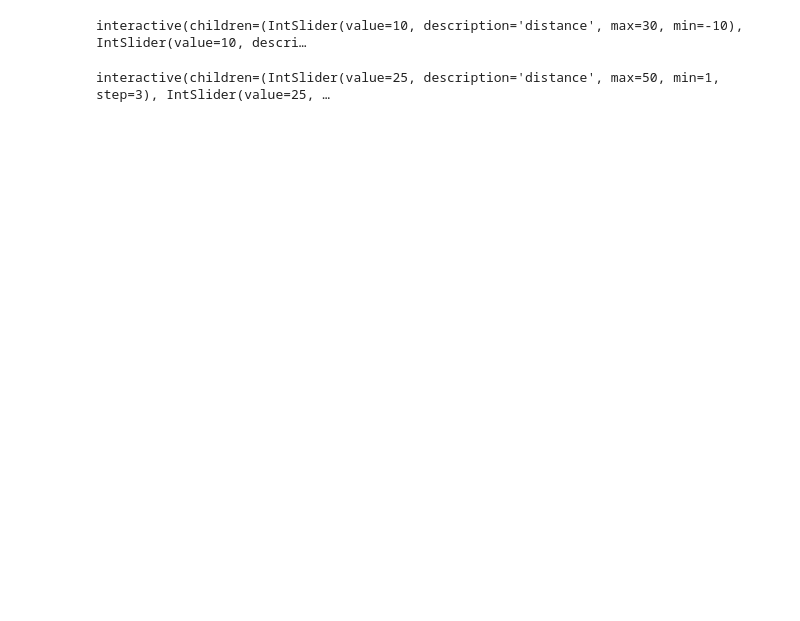
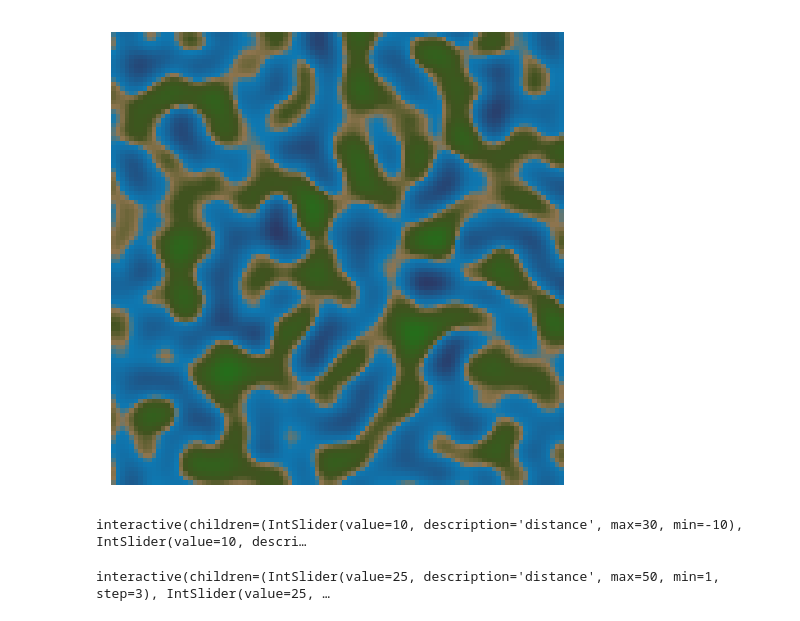
Before and after one commit to Lerqiu/AI4Games-project, a Jupyter notebook: notebook.ipynb, the cells around one changed output. Cells and saved outputs as stored; diff of their text form; code cells hidden in the pictures; blank space fills up the shorter version.

Commit message:
Adding WeightSum

```diff
--- a/notebook.ipynb
+++ b/notebook.ipynb
@@ -13,3 +13,9 @@ Heatmap(perlin(5, 20), perlin(10, 20), perlin(15, 20), cmap=colors(["darkorange"
+# %%
+#Noises combination
+weights = [0.2,0.3,0.4,0.7,0.8,0.9]
+Heatmap(WeightSum(weights,[perlin(10,10) for _ in range(len(weights))]), scale = 1.5)
+# %% [output]
+[figure, added]
 # %%
 # Simplest noise rendering
 Noise(perlin, distance = 10, resolution = 10)
```
Also changed, not shown: parts of 3 cells of this notebook, 1 other file.
